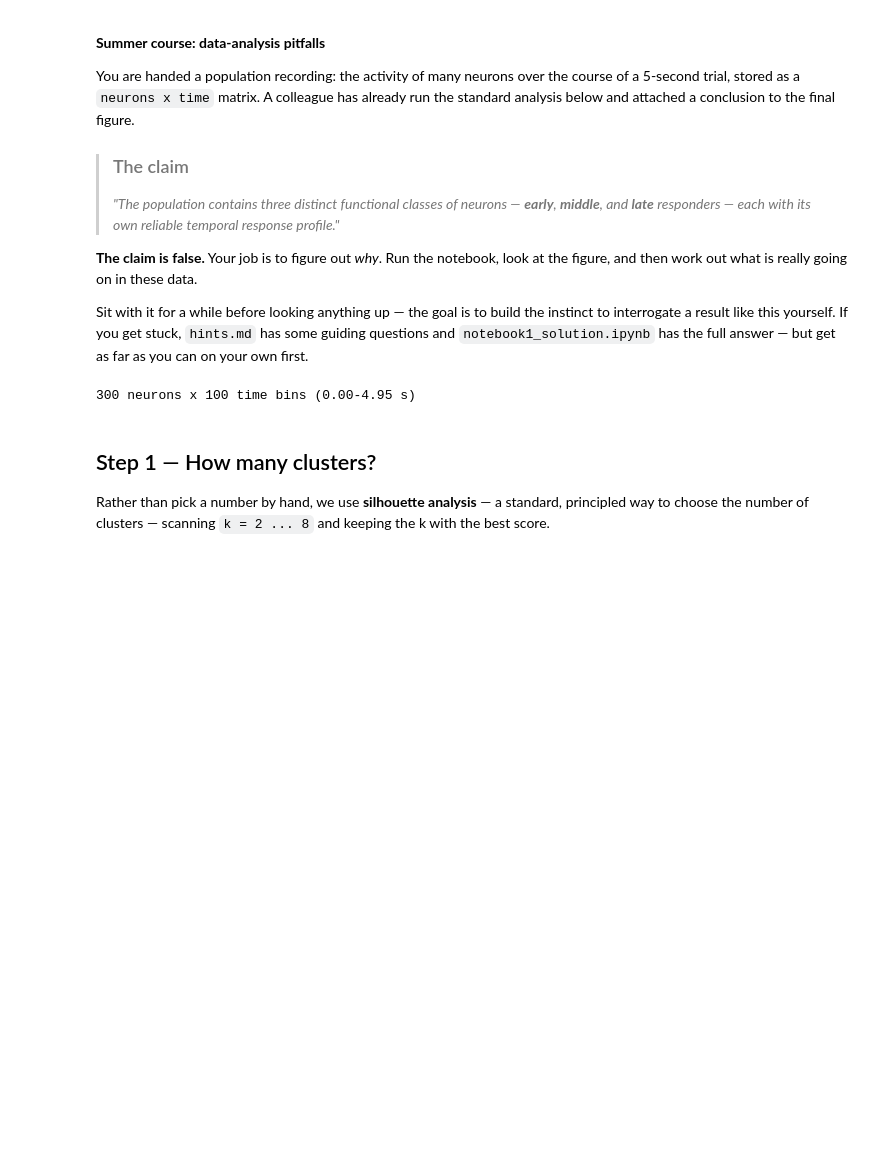
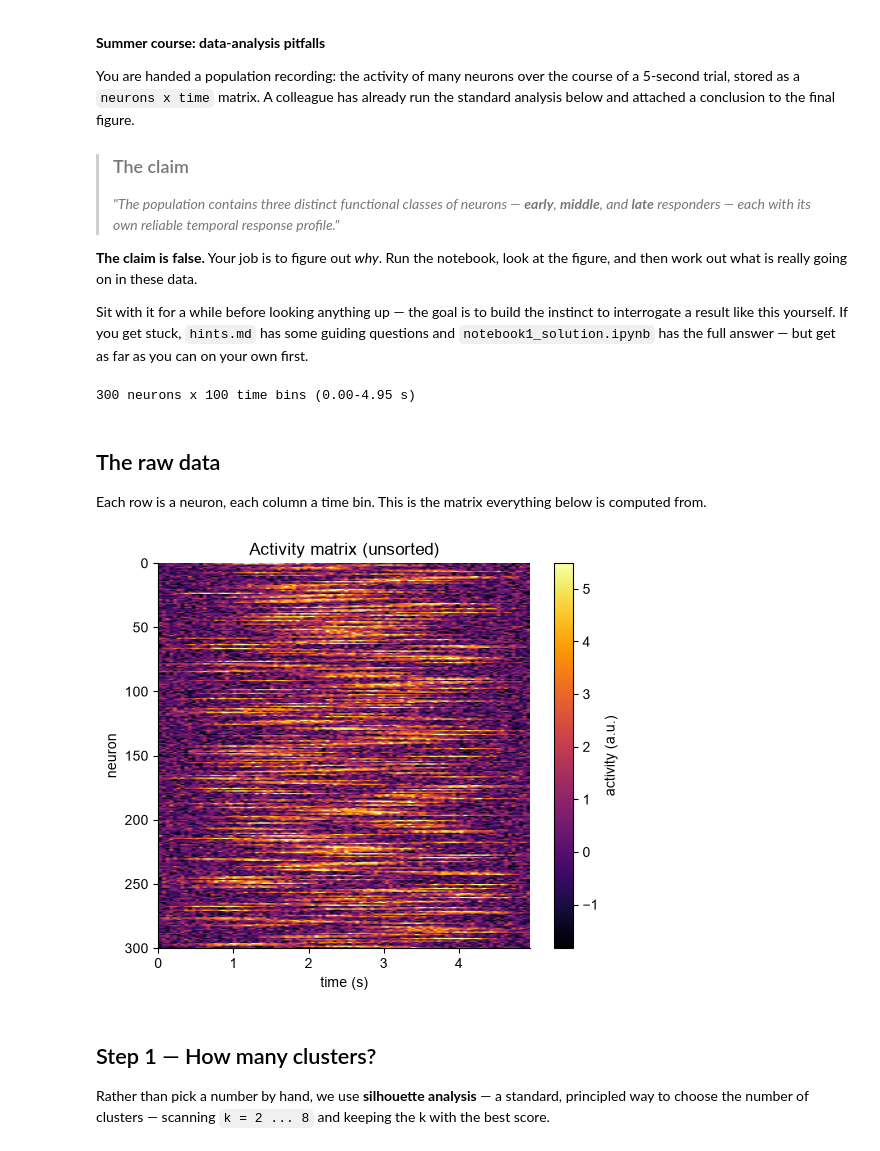
Before and after one commit to SteinmetzLab/GoodAnalysisPractice, a Jupyter notebook: nb1/notebook1_student.ipynb, the cells around one changed output. Drawn from its saved outputs; the diff is of its cells as text; code cells hidden in the pictures; blank space fills up the shorter version.

```diff
--- a/nb1/notebook1_student.ipynb
+++ b/nb1/notebook1_student.ipynb
@@ -56,6 +56,22 @@ print(f'{n_neurons} neurons x {n_time} time bins '
       f'({time[0]:.2f}-{time[-1]:.2f} s)')
 # %% [output]
 300 neurons x 100 time bins (0.00-4.95 s)
+# %% [markdown]
+## The raw data
+
+Each row is a neuron, each column a time bin. This is the matrix everything
+below is computed from.
+# %%
+fig, ax = plt.subplots(figsize=(6, 5))
+im = ax.imshow(activity, aspect='auto', cmap=HEAT_CMAP,
+               vmin=np.percentile(activity, 2), vmax=np.percentile(activity, 99),
+               extent=[time[0], time[-1], n_neurons, 0])
+ax.set_xlabel('time (s)'); ax.set_ylabel('neuron')
+ax.set_title('Activity matrix (unsorted)')
+plt.colorbar(im, ax=ax, label='activity (a.u.)')
+plt.show()
+# %% [output]
+[figure, added]
 # %% [markdown]
 ## Step 1 — How many clusters?
 
```
Also changed, not shown: 5 other files.
